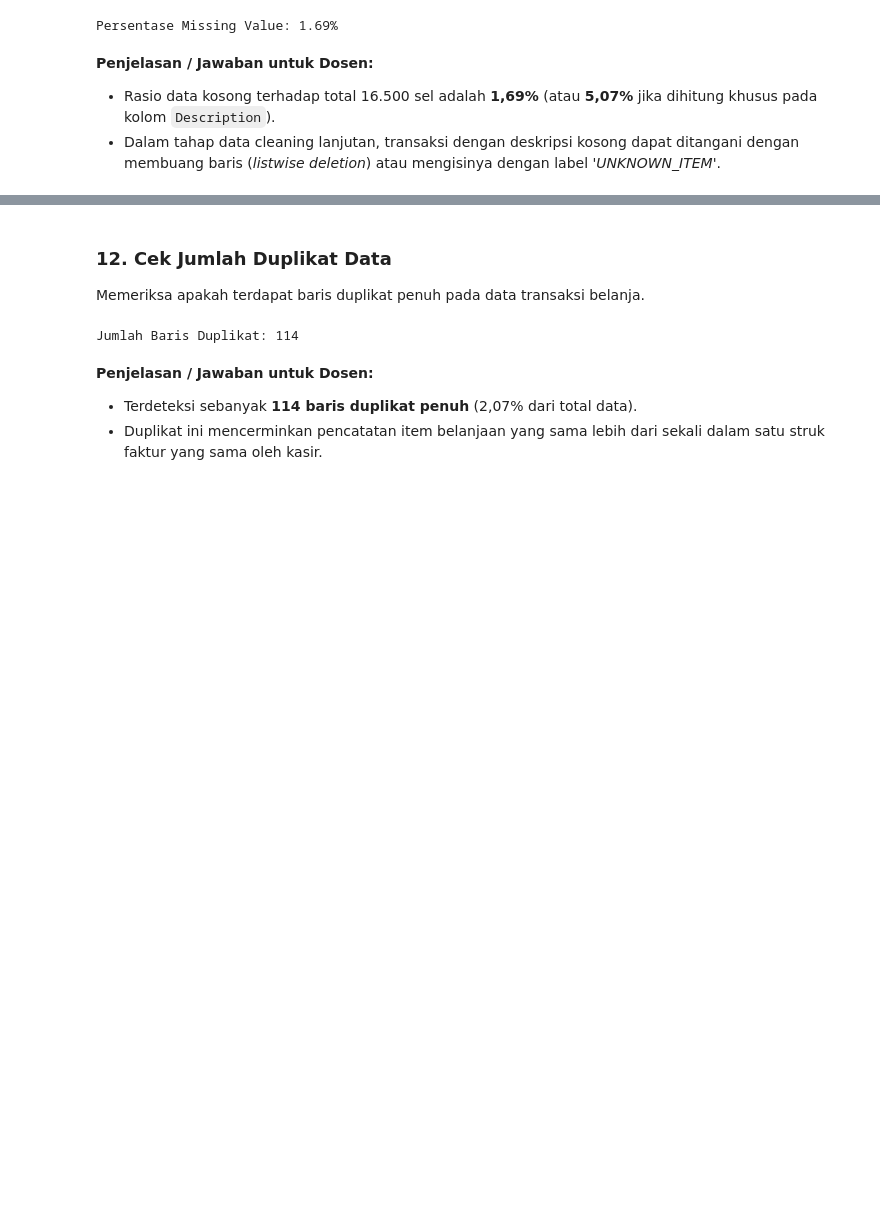
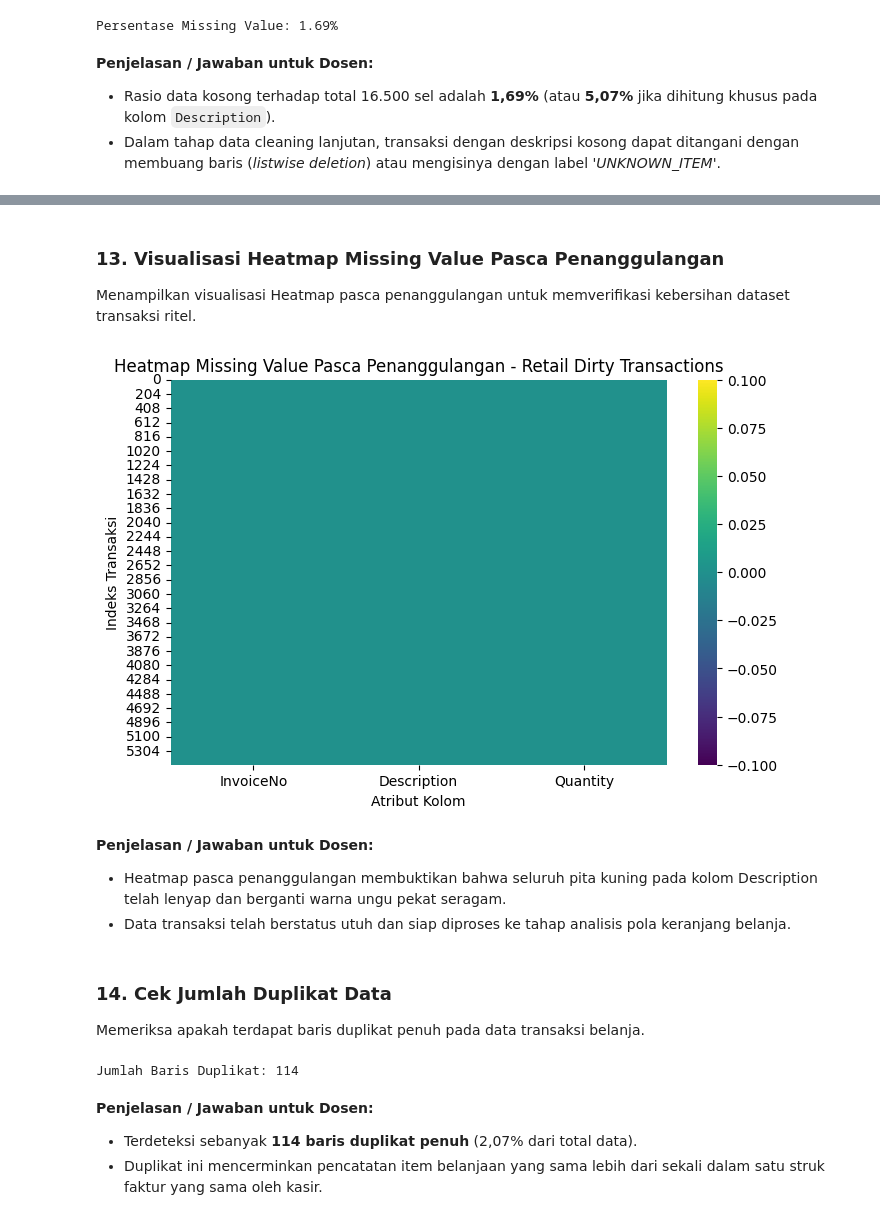
Before and after one commit to Firdaus1802/data-preprocessing, a Jupyter notebook: 03_Retail_Dirty_Transactions/retail_dirty_preprocessing.ipynb, the cells around one changed output, grey strips where cells are left out. Drawn from its saved outputs; the diff is of its cells as text; code cells hidden in the pictures; blank space fills up the shorter version.

```diff
--- a/03_Retail_Dirty_Transactions/retail_dirty_preprocessing.ipynb
+++ b/03_Retail_Dirty_Transactions/retail_dirty_preprocessing.ipynb
@@ -161,5 +176,21 @@ plt.show()
+# %% [markdown]
+### 13. Visualisasi Heatmap Missing Value Pasca Penanggulangan
+Menampilkan visualisasi Heatmap pasca penanggulangan untuk memverifikasi kebersihan dataset transaksi ritel.
+# %%
+plt.figure(figsize=(8, 5))
+sns.heatmap(df.isnull(), cbar=True, cmap='viridis')
+plt.title('Heatmap Missing Value Pasca Penanggulangan - Retail Dirty Transactions')
+plt.xlabel('Atribut Kolom')
+plt.ylabel('Indeks Transaksi')
+plt.show()
+# %% [output]
+[figure, added]
+# %% [markdown]
+**Penjelasan / Jawaban untuk Dosen:**
+* Heatmap pasca penanggulangan membuktikan bahwa seluruh pita kuning pada kolom Description telah lenyap dan berganti warna ungu pekat seragam.
+* Data transaksi telah berstatus utuh dan siap diproses ke tahap analisis pola keranjang belanja.
 # %% [markdown]
-### 12. Cek Jumlah Duplikat Data
+### 14. Cek Jumlah Duplikat Data
 Memeriksa apakah terdapat baris duplikat penuh pada data transaksi belanja.
 # %%
 jumlah_duplikat = df.duplicated().sum()
```
Also changed, not shown: parts of 25 cells of this notebook, 4 other files.
